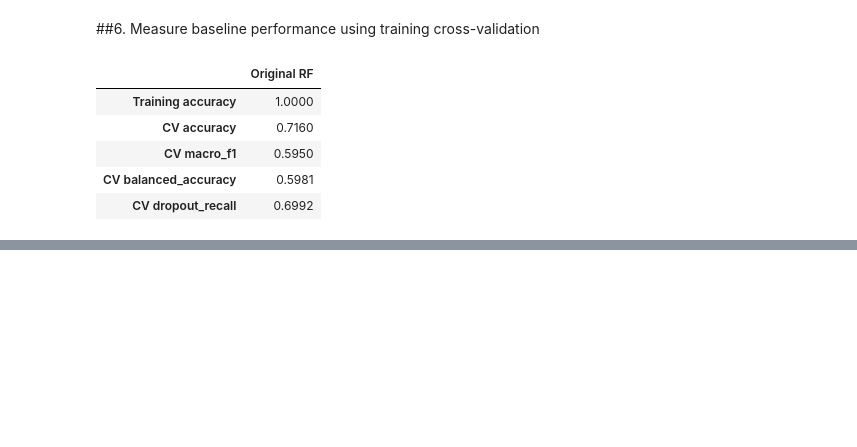
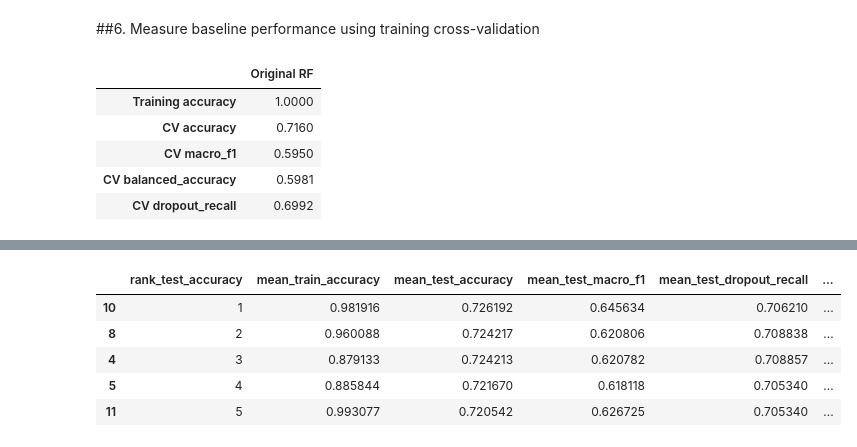
Before and after one commit to Ayesh2002/ml-student-dropout, a Jupyter notebook: 02_random_forest.ipynb, the cells around one changed output, grey strips where cells are left out. Saved outputs shown, nothing was run; the diff lists cells and outputs as text; code cells hidden in the pictures; blank space fills up the shorter version.

Commit message:
tune random forest using training cross validation

```diff
--- a/02_random_forest.ipynb
+++ b/02_random_forest.ipynb
@@ -277,0 +280,87 @@ baseline_summary.to_csv(RESULTS / "baseline_cv.csv")
+# %%
+base_params = {
+    "rf__max_depth": None,
+    "rf__min_samples_leaf": 1,
+    "rf__max_features": "sqrt",
+    "rf__class_weight": None,
+    "prep__cat__encoder__min_frequency": None,
+}
+
+space = {
+    "rf__max_depth": [None, 10, 20, 30],
+    "rf__min_samples_leaf": [1, 2, 4, 8],
+    "rf__max_features": ["sqrt", 0.3, 0.5, 0.8, 1.0],
+    "rf__class_weight": [None, "balanced", "balanced_subsample"],
+    "prep__cat__encoder__min_frequency": [None, 10, 30],
+}
+
+candidates = [
+    base_params,
+    {
+        **base_params,
+        "rf__max_features": 0.5,
+    },
+    {
+        **base_params,
+        "rf__max_features": 0.5,
+        "rf__min_samples_leaf": 4,
+        "rf__class_weight": "balanced_subsample",
+    },
+] + list(
+    ParameterSampler(
+        space,
+        n_iter=9,
+        random_state=SEED,
+    )
+)
+
+grid = [
+    {key: [value] for key, value in params.items()}
+    for params in candidates
+]
+
+search = GridSearchCV(
+    baseline,
+    param_grid=grid,
+    scoring=scoring,
+    refit="accuracy",
+    cv=cv,
+    n_jobs=SEARCH_JOBS,
+    pre_dispatch=SEARCH_JOBS,
+    return_train_score=True,
+    error_score="raise",
+    verbose=1,
+)
+
+search.fit(X_train, y_train)
+
+print("Selected settings:", search.best_params_)
+print("Selected tuning-CV accuracy:", round(search.best_score_, 4))
+
+cv_results = pd.DataFrame(search.cv_results_)
+
+columns = [
+    "rank_test_accuracy",
+    "mean_train_accuracy",
+    "mean_test_accuracy",
+    "mean_test_macro_f1",
+    "mean_test_dropout_recall",
+    "params",
+]
+
+display(
+    cv_results[columns]
+    .sort_values("rank_test_accuracy")
+    .head()
+)
+
+cv_results[columns].to_csv(
+    RESULTS / "tuning_cv.csv",
+    index=False,
+)
+
+assert (
+    search.best_score_
+    >= baseline_cv["test_accuracy"].mean() - 1e-12
+)
+# %% [output]
@@ -277,0 +370,6 @@ baseline_summary.to_csv(RESULTS / "baseline_cv.csv")
+|  | rank_test_accuracy | mean_train_accuracy | mean_test_accuracy | mean_test_macro_f1 | mean_test_dropout_recall | ... |
+| 10 | 1 | 0.981916 | 0.726192 | 0.645634 | 0.706210 | ... |
+| 8 | 2 | 0.960088 | 0.724217 | 0.620806 | 0.708838 | ... |
+| 4 | 3 | 0.879133 | 0.724213 | 0.620782 | 0.708857 | ... |
+| 5 | 4 | 0.885844 | 0.721670 | 0.618118 | 0.705340 | ... |
+| 11 | 5 | 0.993077 | 0.720542 | 0.626725 | 0.705340 | ... |
```
Also changed, not shown: parts of 2 cells of this notebook.
